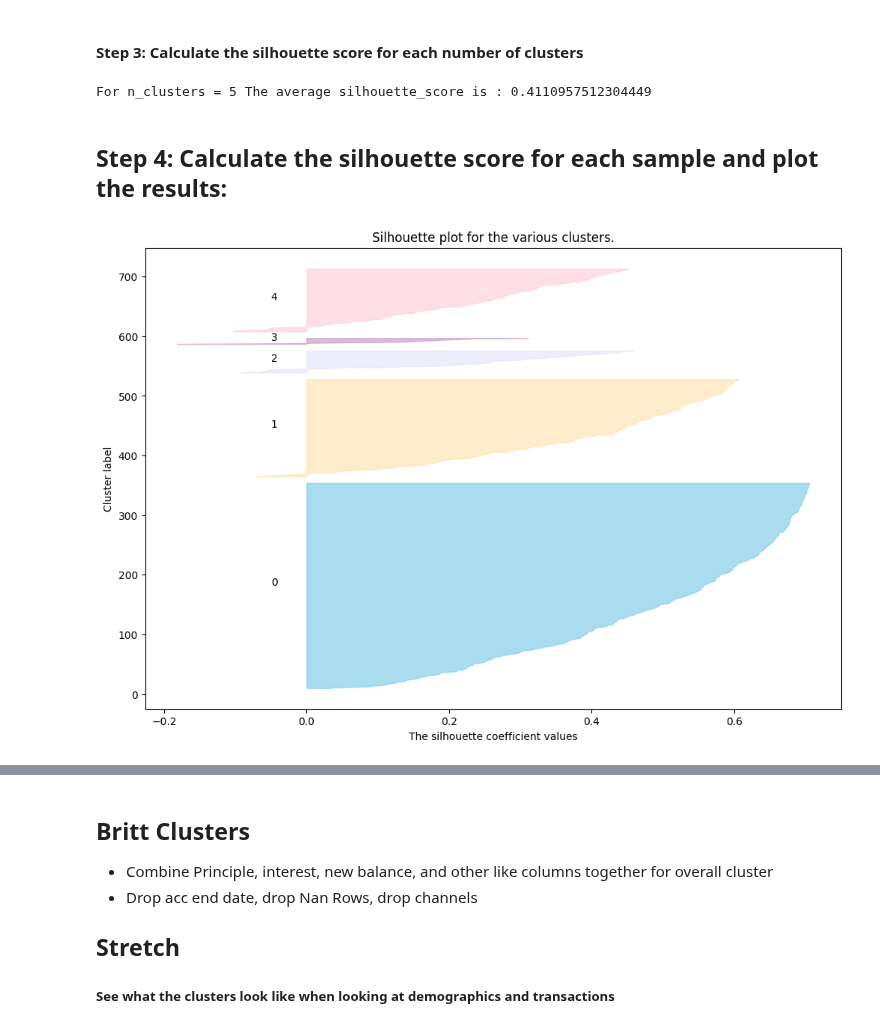
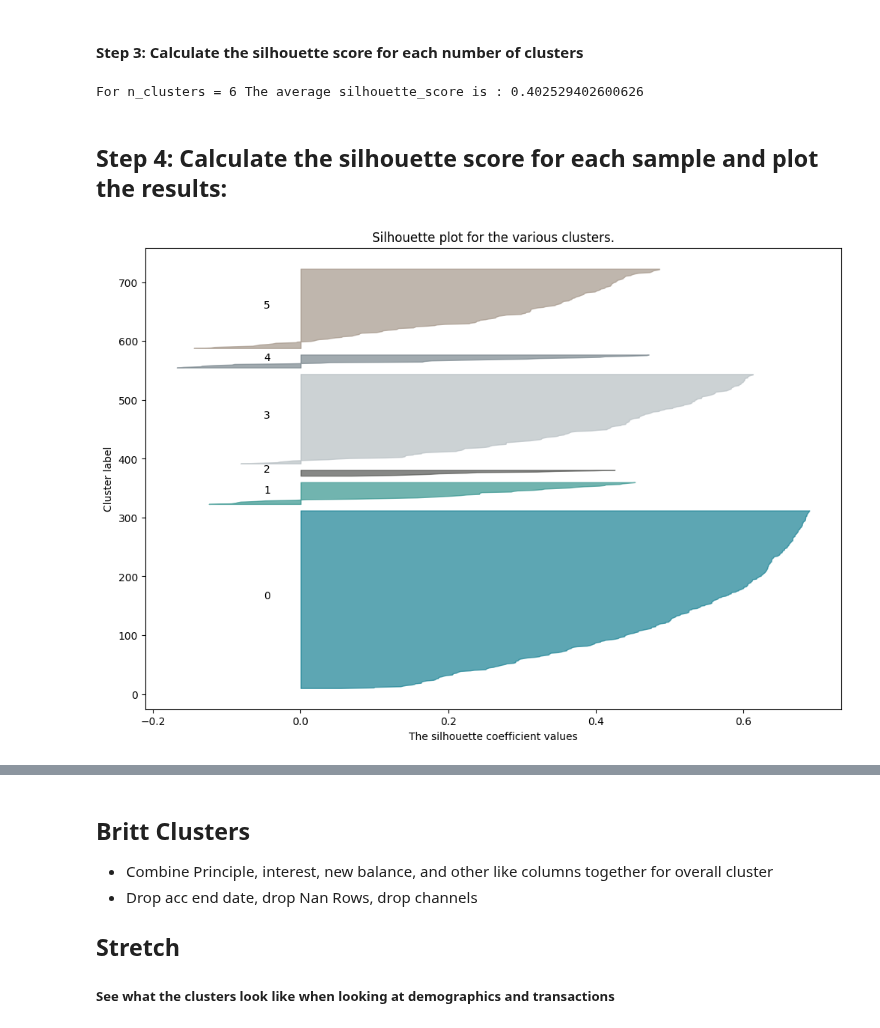
Before and after one commit to btmarsh6/mini-project-III, a Jupyter notebook: Brittany_Cluster_Notebook.ipynb, the cells around one changed output, grey strips where cells are left out. Cells and saved outputs as stored; diff of their text form; code cells hidden in the pictures.

Commit message:
update hierachal clustering

```diff
--- a/Brittany_Cluster_Notebook.ipynb
+++ b/Brittany_Cluster_Notebook.ipynb
@@ -127,0 +128,9 @@ plt.show()
+# %%
+model = KMeans(n_clusters=3)
+model.fit(X)
+
+cluster_labels = model.predict(X)
+
+transactions_clusters = transactions.copy()
+transactions_clusters['cluster'] = cluster_labels
+transactions_clusters
@@ -130,7 +153,7 @@ plt.show()
 # %% [markdown]
 #### Step 1: Define the number of clusters you want to evaluate
 # %%
-k_range = range(2, 6)
+k_range = range(2, 7)
 # %% [markdown]
 #### Step 2: Iterate over the number of clusters and fit a KMeans model for each number
 # %%
@@ -143,31 +166,31 @@ for n_clusters in k_range:
 silhouette_avg = silhouette_score(X, cluster_labels)
 print("For n_clusters =", n_clusters, "The average silhouette_score is :", silhouette_avg)
 # %% [output]
-For n_clusters = 5 The average silhouette_score is : 0.4110957512304449
+For n_clusters = 6 The average silhouette_score is : 0.402529402600626
 # %% [markdown]
 ## Step 4: Calculate the silhouette score for each sample and plot the results:
 # %%
-colors = ['#87CEEB', '#FFE5B4', '#E6E6FA', '#C8A2C8', '#FFD1DC', '#FFFFE0', '#FFE4B2'] # Define a list of colors
+colors = ['#188193', '#35948e', '#555653', '#b7bfc3', '#79868d', '#a5978a', '#075773']
 
 sample_silhouette_values = silhouette_samples(X, cluster_labels)
 y_lower = 10
 
 for i in range(n_clusters):
     ith_cluster_silhouette_values = sample_silhouette_values[cluster_labels == i]
     ith_cluster_silhouette_values.sort()
 
     size_cluster_i = ith_cluster_silhouette_values.shape[0]
     y_upper = y_lower + size_cluster_i
 
     color = colors[i]
     plt.fill_betweenx(np.arange(y_lower, y_upper), 0, ith_cluster_silhouette_values,
                       facecolor=color, edgecolor=color, alpha=0.7)
     plt.text(-0.05, y_lower + 0.5 * size_cluster_i, str(i))
     y_lower = y_upper + 10
 
 plt.title("Silhouette plot for the various clusters.")
 plt.xlabel("The silhouette coefficient values")
 plt.ylabel("Cluster label")
 plt.show()
 # %% [output]
-[figure, old version]
+[figure, new version]
```
Also changed, not shown: parts of 12 cells of this notebook.
